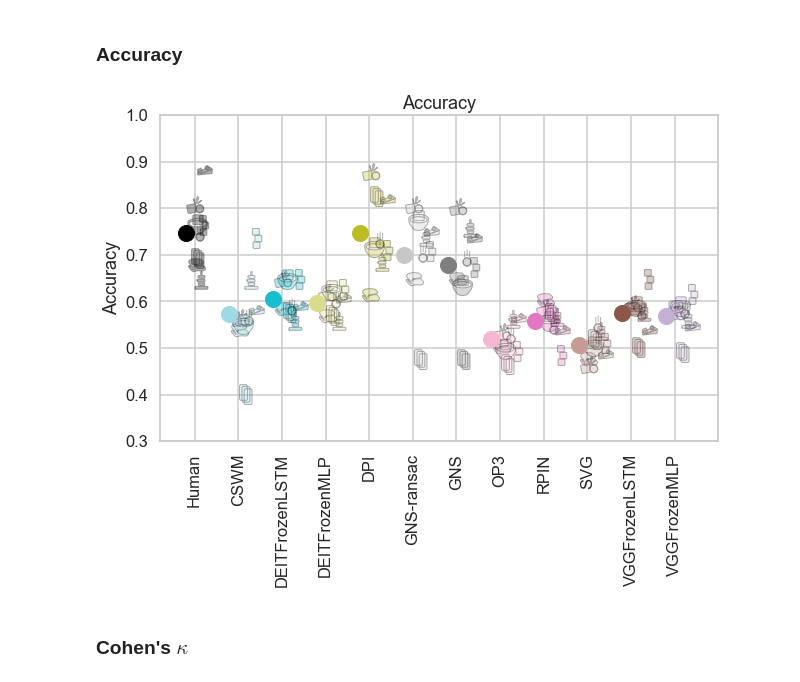
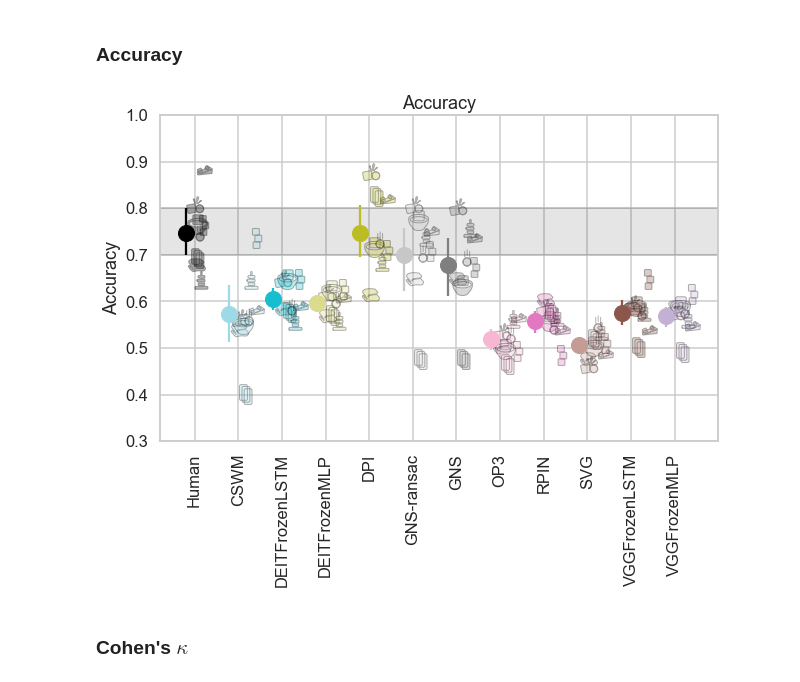
Before and after one commit to cogtoolslab/physics-benchmarking-neurips2021, a Jupyter notebook: analysis/paper_plots.ipynb, the cells around one changed output. Saved outputs shown, nothing was run; the diff lists cells and outputs as text; code cells hidden in the pictures.

```diff
--- a/analysis/paper_plots.ipynb
+++ b/analysis/paper_plots.ipynb
@@ -229,10 +239,28 @@ MARKER_SIZE = 20
 MEAN_MULTIPLIER = 0.8
 ALPHA = 0.2
 SCEN_SHIFT = .06
+N_ITER = 1000
+# %%
+def bootstrap_means(means):
+    """Bootstraps over the means across scenarios to generate lower and upper confidence bounds"""
+    bootstrapped_means = [np.mean(np.random.choice(means,size=len(AH),replace=True)) for _ in range(N_ITER)]
+    lb = np.percentile(bootstrapped_means,2.5)
+    ub = np.percentile(bootstrapped_means,97.5)
+    mean = np.mean(means)
+    boot_mean = np.mean(bootstrapped_means)
+    boot_median = np.percentile(bootstrapped_means,50)
+    return mean,lb,ub,boot_mean,boot_median
 # %% [markdown]
 ### Accuracy
 # %%
 fig, axis = plt.subplots(figsize=(10,6))
+
+# human zone
+## human
+mean_human,lb_human,ub_human,_,_ = bootstrap_means(AH['obs_mean'])
+axis.axhspan(lb_human,ub_human,
+              color="black",
+               alpha=0.1)
 
 for si,scenario in enumerate(SCENARIOS):
     #plot human data
@@ -246,39 +274,42 @@ for si,scenario in enumerate(SCENARIOS):
               ms=MARKER_SIZE)
     #plot model data
     for x,(model,model_name) in enumerate(MODELS.items()):
         axis.plot(x+1+si*SCEN_SHIFT,MH[(MH['scenario']==scenario) & (MH['Model Kind'] == model)]['model_correct'],
                   marker=ICONS[scenario],
                   fillstyle='full',
                   markerfacecolor=cmap[x],
                   color="black",
                   label=scenario,
                   alpha=.3,
                   ms=MARKER_SIZE)
 #plot means
 ## human
-axis.plot(0-.2,AH['obs_mean'].mean(),
+lb_human = abs(mean_human - lb_human) #as we error relative to mean
+ub_human = abs(mean_human - ub_human)
+axis.errorbar(0-.2,mean_human,
+              yerr=([lb_human],[ub_human]),
               label="Human",
               color="black",
               marker = "o",
-              ms=MARKER_SIZE*MEAN_MULTIPLIER,
-)
+              ms=MARKER_SIZE*MEAN_MULTIPLIER)
 ## models
 for x,(model,model_name) in enumerate(MODELS.items()):
-    axis.plot(x+1-.2,MH[(MH['Model Kind'] == model)]['model_correct'].mean(),
+    mean,lb,ub,_,_ = bootstrap_means(MH[(MH['Model Kind'] == model)]['model_correct'])
+    axis.errorbar(x+1-.2,mean,([abs(mean-lb)],[abs(mean-ub)]),
       marker="o",
       color=cmap[x],
       label=model_name,
       ms=MARKER_SIZE*MEAN_MULTIPLIER)
-
-
 
 #add labels
 axis.set_xticks(np.arange(len(MODELS)+1))
 axis.set_xticklabels(["Human"] + list(MODELS.values()),rotation=90)
 axis.set_title("Accuracy")
 axis.set_ylabel("Accuracy")
 axis.set_ybound((0.3,1))
+plt.savefig(os.path.join(plot_dir,"human_model_accuracy.pdf"),bbox_inches='tight')
+plt.show()
 # %% [output]
-[figure, old version]
+[figure, new version]
 # %% [markdown]
 ### Cohen's $\kappa$
```
Also changed, not shown: parts of 6 cells of this notebook.
